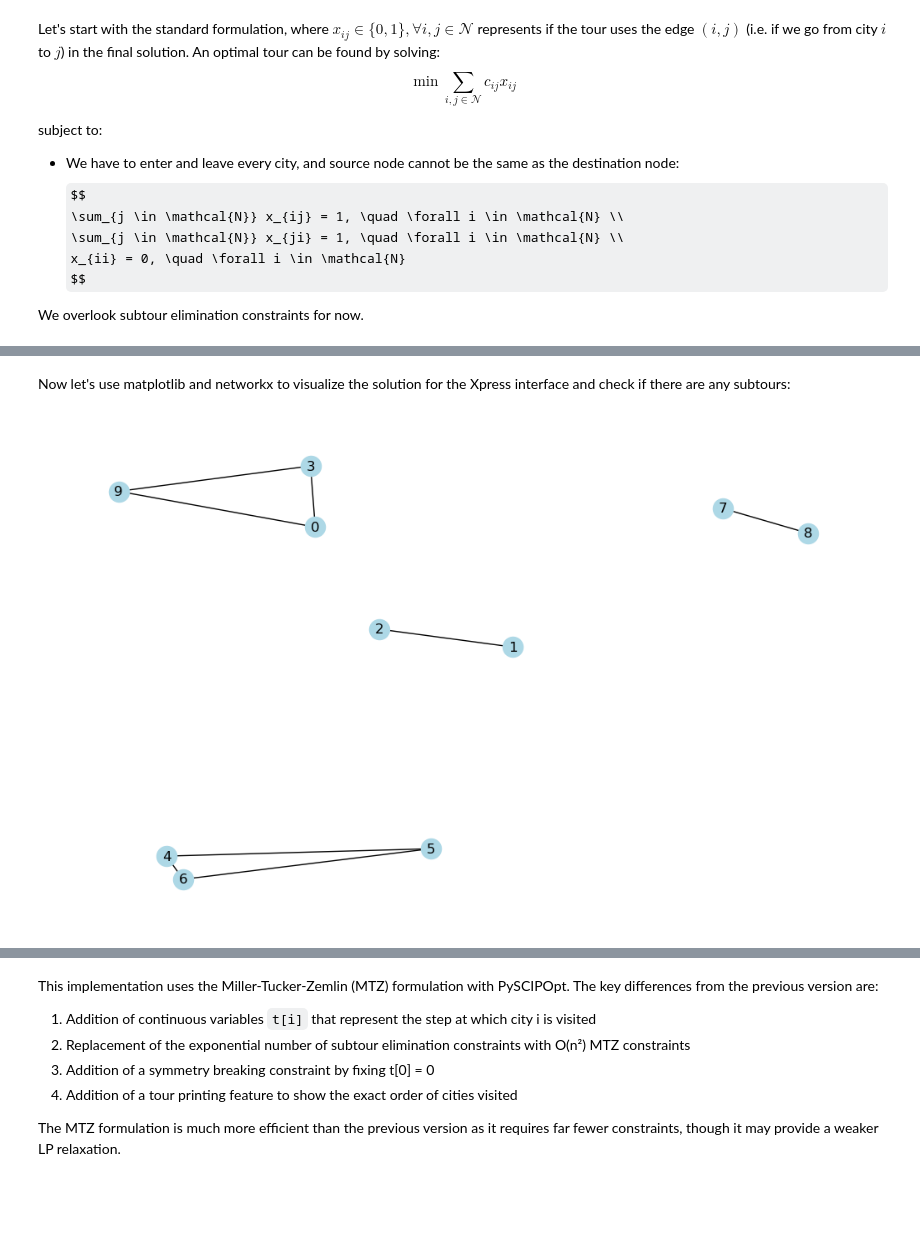
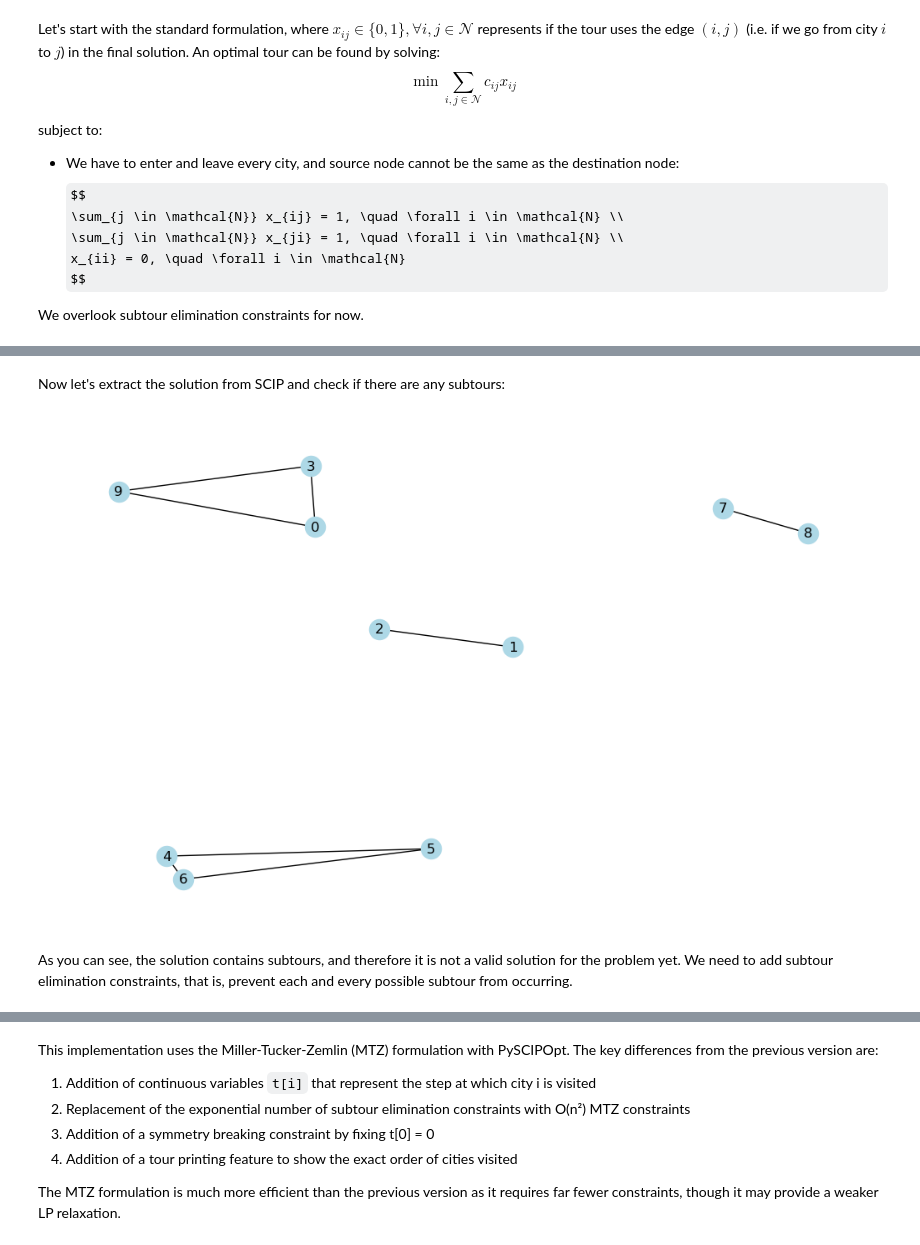
Before and after one commit to mmghannam/tsp-tutorial, a Jupyter notebook: tutorial.ipynb, the cells around one changed output, grey strips where cells are left out. Cells and saved outputs as stored; diff of their text form; code cells hidden in the pictures; some formulas as TeX source; blank space fills up the shorter version.

```diff
--- a/tutorial.ipynb
+++ b/tutorial.ipynb
@@ -48,20 +120,10 @@ We overlook subtour elimination constraints for now.
 import pyscipopt as scip
 import numpy as np
 
-'''Create random TSP problem data'''
-n = 10
-CITIES = range(n)  # set of cities: 0..n-1
+num_cities = 10
 
-np.random.seed(0)
-
-X = 100 * np.random.rand(n)
-Y = 100 * np.random.rand(n)
-
-XY = (X, Y)
-
-# Compute distance matrix
-dist = np.ceil(np.sqrt ((X.reshape(n,1) - X.reshape(1,n))**2 +
-                        (Y.reshape(n,1) - Y.reshape(1,n))**2))
+# Create a random TSP instance
+CITIES, X, Y, dist = random_tsp_instance(num_cities)
 
 # Create problem
 model = scip.Model()
@@ -75,8 +137,8 @@ for i in CITIES:
 
 # Degree constraints
 for i in CITIES:
-    model.addCons(scip.quicksum(x[i,j] for j in range(n)) == 1)
-    model.addCons(scip.quicksum(x[j,i] for j in range(n)) == 1)
+    model.addCons(scip.quicksum(x[i,j] for j in range(num_cities)) == 1)
+    model.addCons(scip.quicksum(x[j,i] for j in range(num_cities)) == 1)
     model.addCons(x[i,i] == 0)
 
 model.optimize()
@@ -99,43 +161,22 @@ Primal Bound       : +1.46000000000000e+02 (2 solutions)
 Dual Bound         : +1.46000000000000e+02
 Gap                : 0.00 %
 # %% [markdown]
-Now let's use matplotlib and networkx to visualize the solution for the Xpress interface and check if there are any subtours:
+Now let's extract the solution from SCIP and check if there are any subtours:
-# %%
-# Visualize solution using networkx and matplotlib
-import networkx as nx
-import matplotlib.pyplot as plt
-import itertools
-
-def plot_sol(model):
-
-    # collect the edges: if the value of x[i,j] is 1, then the edge (i,j) is in the solution
-    edges = []
-    for (i,j) in itertools.permutations(CITIES, 2):
-        if model.getVal(x[i,j]) > 0.5: # variable is binary so > 0.5 --> is 1
-            edges.append( (i,j) )
-
-    # create dictionary with coordinates for each node to plot the graph
-    xy = {}
-    for i in range(n):
-        xy[i] = (X[i], Y[i])
-
-    # make figure look nicer
-    plt.figure(figsize=(10,6), dpi=100)
-
-    # create empty graph
-    optgraph = nx.Graph()
-
-    # add edges
-    optgraph.add_edges_from(edges)
-
-    # draw the nodes, with labels in the position xy (see when we read the instance)
-    nx.draw(optgraph, node_size=300, pos=xy, with_labels=True, node_color='lightblue')
-
-    # show drawing
-    plt.show()
-
-# Plot solution
-
-plot_sol(model)
-# %% [output]
-[figure, removed]
+# %%
+import itertools
+
+def get_solution_edges(model, CITIES, x):
+    '''Extract edges from the model solution'''
+    edges = []
+    for (i, j) in itertools.permutations(CITIES, 2):
+        if model.getVal(x[i, j]) > 0.5:  # variable is binary so > 0.5 --> is 1
+            edges.append((i, j))
+    return edges
+
+# collect the edges: if the value of x[i,j] is 1, then the edge (i,j) is in the solution
+edges = get_solution_edges(model, CITIES, x)
+plot_sol(CITIES, X, Y, edges)
+# %% [output]
+[figure, added]
+# %% [markdown]
+As you can see, the solution contains subtours, and therefore it is not a valid solution for the problem yet. We need to add subtour elimination constraints, that is, prevent each and every possible subtour from occurring.
```
Also changed, not shown: parts of 22 cells of this notebook.
